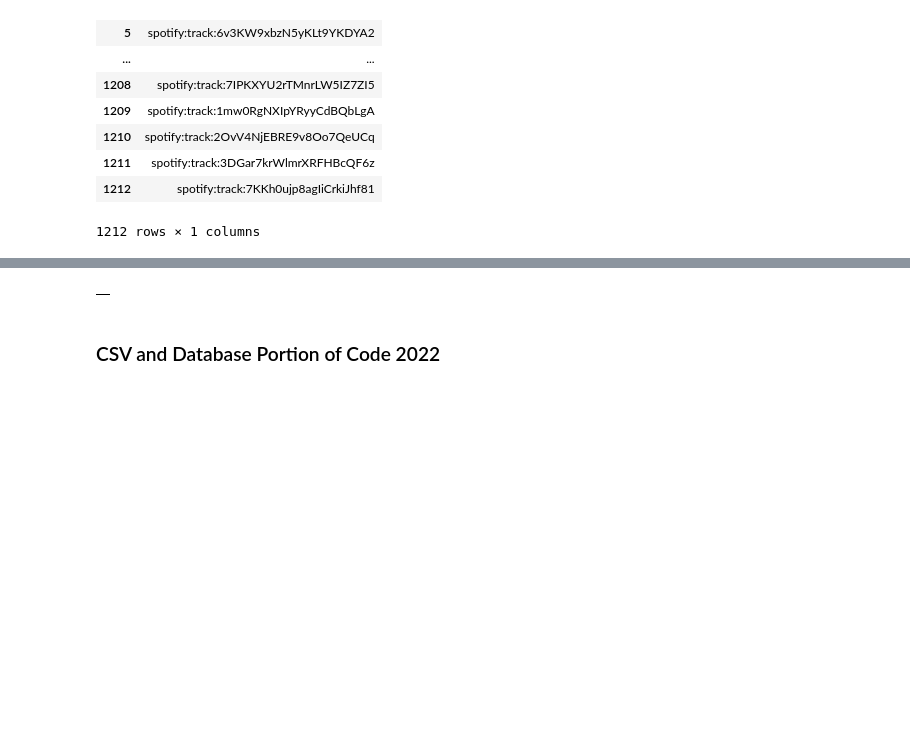
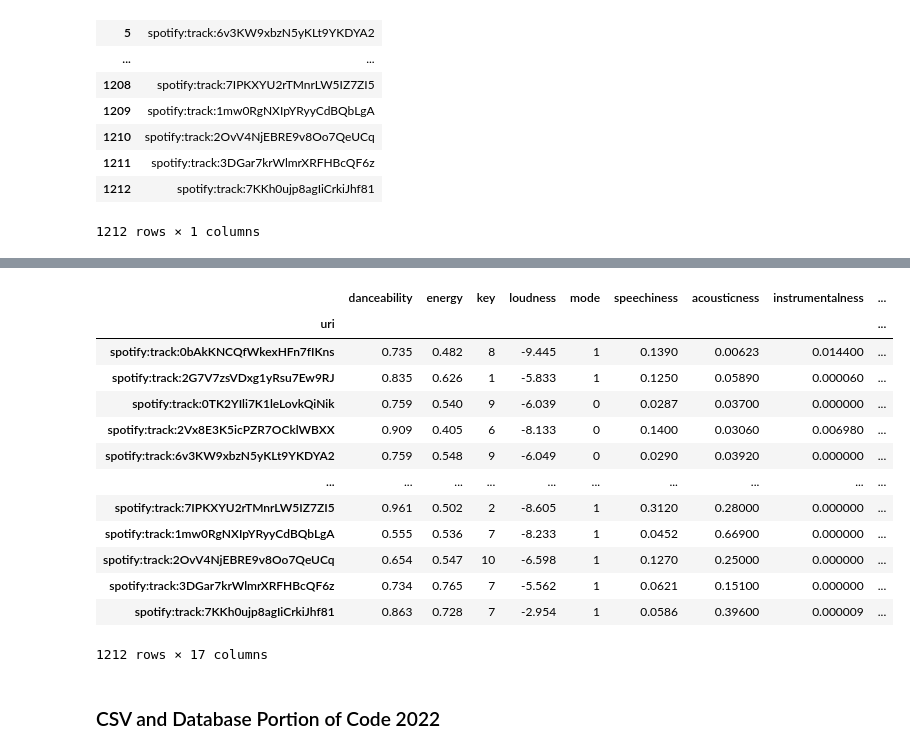
Before and after one commit to Azykan/Final-Project, a Jupyter notebook: source_code.ipynb, the cells around one changed output, grey strips where cells are left out. Cells and saved outputs as stored; diff of their text form; code cells hidden in the pictures; blank space fills up the shorter version.

Commit message:
Updates
Update to Schema, Source Code, adding dataset track_analytics_full.  Removing redundant data.

```diff
--- a/source_code.ipynb
+++ b/source_code.ipynb
@@ -144,7 +144,7 @@ import time
 
 from __future__ import print_function    # (at top of module)
 # %%
-spotify_file = 'C:\\Users\\Blaine\\Documents\\College\\Bootcamp\\20) Final-Project\\Resources\\uri_full.csv'
+spotify_file = 'C:\\Users\\Blaine\\Documents\\College\\Bootcamp\\20) Final-Project\\Resources\\Old_Data_BM\\uri_full.csv'
 spotify_metadata = pd.read_csv(spotify_file, low_memory=False)
 
 # Data is already clean
@@ -210,19 +181,34 @@ set_count = 1
 sp = spotipy.Spotify(auth_manager=SpotifyOAuth(client_id,
                                                client_secret,
                                                redirect_uri,))
-sp.trace = True
+
 
 for index, row in sp_df.iterrows():
     tids = row["uri"]
-    print(tids)
+    # print(tids)
 
-    start = time.time()
     features = sp.audio_features(tids)
-    delta = time.time() - start
+    # print(features[0]['key'])
+    # print(features[0]['id'])
     print(json.dumps(features, indent=4))
-    print("features retrieved in %.2f seconds" % (delta,))
-    try: song_analytics.append({"uri": tids["uri"],
-                    "track_features": tids["features"]
+    try: song_analytics.append({"uri": features[0]['uri'],
+                    "danceability": features[0]['danceability'],
+                    "energy": features[0]['energy'],
+                    "key": features[0]['key'],
+                    "loudness": features[0]['loudness'],
+                    "mode": features[0]['mode'],
+                    "speechiness": features[0]['speechiness'],
+                    "acousticness": features[0]['acousticness'],
+                    "instrumentalness": features[0]['instrumentalness'],
+                    "liveness": features[0]['liveness'],
+                    "valence": features[0]['valence'],
+                    "tempo": features[0]['tempo'],
+                    "type": features[0]['type'],
+                    "id": features[0]['id'],
+                    "track_href": features[0]['track_href'],
+                    "analysis_url": features[0]['analysis_url'],
+                    "duration_ms": features[0]['duration_ms'],
+                    "time_signature": features[0]['time_signature']
 })
     except:
         print("Error finding track analytics")
@@ -253,5 +239,19 @@ len(song_analytics)
 # %%
 song_analytic_df = pd.DataFrame(song_analytics)
-song_analytic_df.head(5)
+analytics_df = song_analytic_df.set_index('uri')
+analytics_df
 # %% [output]
-|  |
+|  | danceability | energy | key | loudness | mode | speechiness | acousticness | instrumentalness | ... |
+| uri |  |  |  |  |  |  |  |  | ... |
+| spotify:track:0bAkKNCQfWkexHFn7fIKns | 0.735 | 0.482 | 8 | -9.445 | 1 | 0.1390 | 0.00623 | 0.014400 | ... |
+| spotify:track:2G7V7zsVDxg1yRsu7Ew9RJ | 0.835 | 0.626 | 1 | -5.833 | 1 | 0.1250 | 0.05890 | 0.000060 | ... |
+| spotify:track:0TK2YIli7K1leLovkQiNik | 0.759 | 0.540 | 9 | -6.039 | 0 | 0.0287 | 0.03700 | 0.000000 | ... |
+| spotify:track:2Vx8E3K5icPZR7OCklWBXX | 0.909 | 0.405 | 6 | -8.133 | 0 | 0.1400 | 0.03060 | 0.006980 | ... |
+| spotify:track:6v3KW9xbzN5yKLt9YKDYA2 | 0.759 | 0.548 | 9 | -6.049 | 0 | 0.0290 | 0.03920 | 0.000000 | ... |
+| ... | ... | ... | ... | ... | ... | ... | ... | ... | ... |
+| spotify:track:7IPKXYU2rTMnrLW5IZ7ZI5 | 0.961 | 0.502 | 2 | -8.605 | 1 | 0.3120 | 0.28000 | 0.000000 | ... |
+| spotify:track:1mw0RgNXIpYRyyCdBQbLgA | 0.555 | 0.536 | 7 | -8.233 | 1 | 0.0452 | 0.66900 | 0.000000 | ... |
+| spotify:track:2OvV4NjEBRE9v8Oo7QeUCq | 0.654 | 0.547 | 10 | -6.598 | 1 | 0.1270 | 0.25000 | 0.000000 | ... |
+| spotify:track:3DGar7krWlmrXRFHBcQF6z | 0.734 | 0.765 | 7 | -5.562 | 1 | 0.0621 | 0.15100 | 0.000000 | ... |
+| spotify:track:7KKh0ujp8agIiCrkiJhf81 | 0.863 | 0.728 | 7 | -2.954 | 1 | 0.0586 | 0.39600 | 0.000009 | ... |
+1212 rows × 17 columns
```
Also changed, not shown: parts of 9 cells of this notebook, 6 other files.
